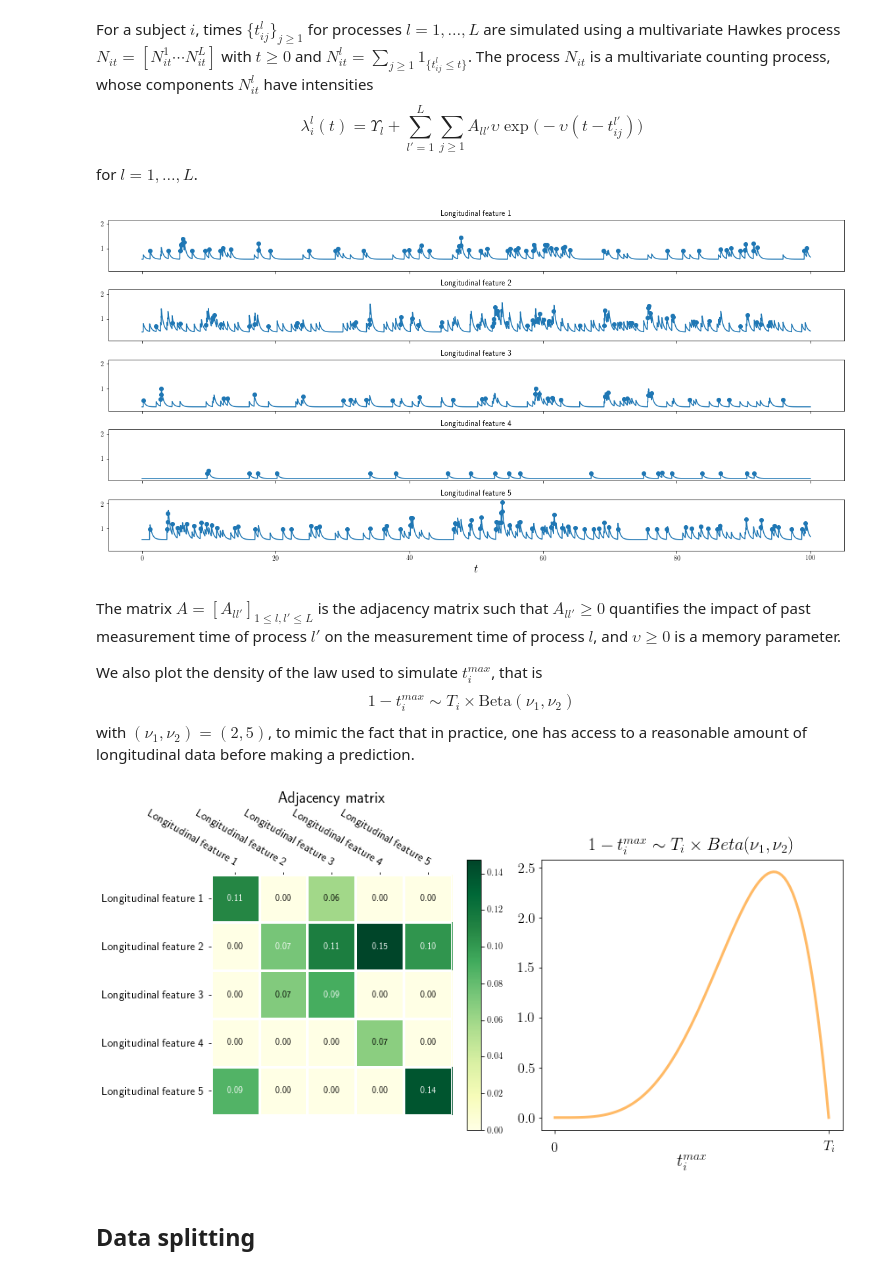
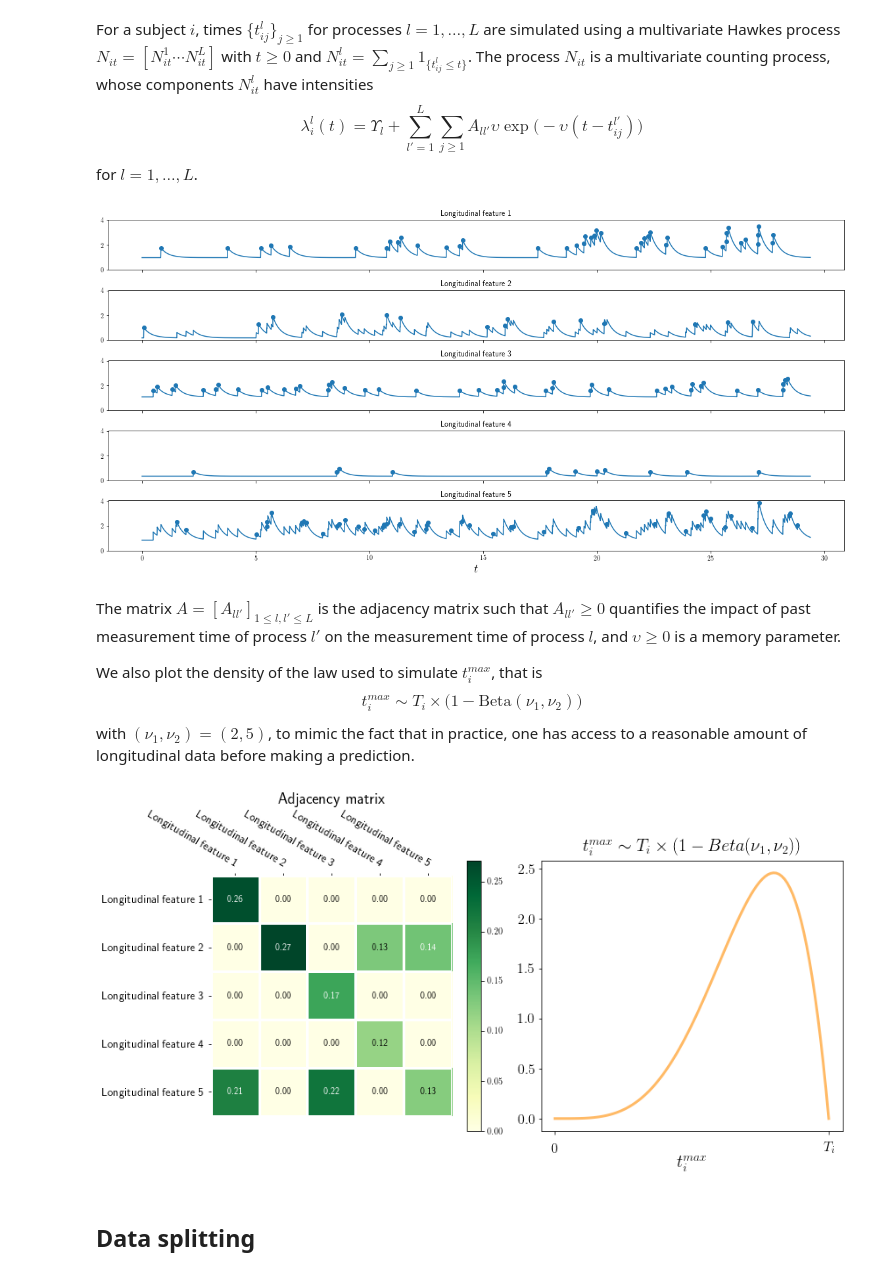
Before and after one commit to Califrais/flash, a Jupyter notebook: Lights tutorial.ipynb, the cells around one changed output. Cells and saved outputs as stored; diff of their text form; code cells hidden in the pictures.

Commit message:
simulation of the longitudinal features ok + notebook update

```diff
--- a/Lights tutorial.ipynb
+++ b/Lights tutorial.ipynb
@@ -48,5 +46,5 @@ $$\begin{align}
 # %%
-xi, betas, gammas = simu.xi, simu.betas, simu.gammas
+xi, betas, gammas = simu.time_indep_coeffs, simu.fixed_effect_coeffs, simu.asso_coeffs
 
 fig = plt.figure(figsize=(8, 4))
 fontsize = 16
@@ -164,0 +165,18 @@ plt.show()
+# %%
+np.random.seed(seed)
+fig = plt.figure(figsize=(16, 8))
+ax0 = plt.subplot(n_long_features,1,1)
+colors, labels = ['b', 'r'], ['Low-risk', 'High-risk']
+for k in [0, 1]:
+    idx = np.random.choice(Y[G == k].index)
+    Y_i = Y.loc[idx, :]
+    label, color = labels[k], colors[k]
+    for l in range(1, n_long_features + 1):
+        Y_il = Y_i["long_feature_%s" % l]
+        ax = plt.subplot(n_long_features,1 ,l , sharex=ax0)
+        Y_il.plot(label=label, color=color, marker='H')
+        ax.set_title("Longitudinal feature %s" % l, fontsize=fontsize+4)
+        plt.xticks(fontsize=fontsize), plt.yticks(fontsize=fontsize)
+        plt.legend(fontsize=fontsize-2)
+fig.tight_layout()
+plt.show()
@@ -170,47 +190,54 @@ $$\lambda_i^l(t) = \Upsilon_{l} + \sum_{l'=1}^L \sum_{j \geq 1} A_{ll'} \upsilon
 for $l=1, \ldots, L$.
 # %%
 hawkes = simu.hawkes
-adjacency = hawkes.adjacency
+hawkes_i = hawkes[idx]
+adjacency = hawkes_i.adjacency
+
+# need to reset hawkes to track intensity
+hawkes_i.reset()
+dt = 0.01
+hawkes_i.track_intensity(dt)
+hawkes_i.simulate()
 
 fig, ax = plt.subplots(n_long_features, 1, figsize=(16, 8), sharex=True, sharey=True)
 long_features_names = ["Longitudinal feature %s" % (l + 1) for l in range(n_long_features)]
-plot_point_process(hawkes, n_points=50000, ax=ax, node_names=long_features_names)
+plot_point_process(hawkes_i, n_points=50000, ax=ax, node_names=long_features_names)
 fig.tight_layout()
 # %% [output]
-[figure, old version]
+[figure, new version]
 # %% [markdown]
 The matrix $A = [A_{ll'}]_{1 \leq l,l' \leq L}$ is the adjacency matrix such that $A_{ll'} \geq 0$ quantifies the impact of past measurement time of process $l'$ on the measurement time of process $l$, and $\upsilon \geq 0$ is a memory parameter.
 
 We also plot the density of the law used to simulate $t_i^{max}$, that is
-$$1 - t_i^{max} \sim T_i \times \text{Beta}(\nu_1, \nu_2)$$
+$$t_i^{max} \sim T_i \times \big(1 - \text{Beta}(\nu_1, \nu_2)\big)$$
 with $(\nu_1, \nu_2) = (2,5)$, to mimic the fact that in practice, one has access to a reasonable amount of longitudinal data before making a prediction.
 # %%
 fig = plt.figure(figsize=(12, 6))
 # Adjacency matrix
 ax = fig.add_subplot(121)
 im, cbar = heatmap(adjacency, long_features_names, long_features_names, ax=ax, cmap="YlGn")
 texts = annotate_heatmap(im)
 plt.title("Adjacency matrix", size=fontsize+2)
 
 # Density of the law for the time up to which one has longitudinal data
 ax = fig.add_subplot(122)
 a, b = 2, 5
 x = np.linspace(beta.ppf(0.0, a, b),
                 beta.ppf(1, a, b), 100)
 ax.plot(x, beta.pdf(1-x, a, b), '-', color='darkorange', lw=3, alpha=0.6)
 labels = ['', r'$0$', r"$T_i$"]
 plt.xlabel(r"$t_i^{max}$", fontsize=fontsize+4)
 plt.xticks(fontsize=fontsize)
 plt.yticks(fontsize=fontsize)
 ax.tick_params(axis='x', pad=10)
-plt.title(r"$1 - t_i^{max} \sim T_i \times Beta(\nu_1, \nu_2)$", size=fontsize+4)
+plt.title(r"$t_i^{max} \sim T_i \times \big(1 - Beta(\nu_1, \nu_2)\big) $", size=fontsize+4)
 plt.locator_params(axis='x', nbins=2)
 ax.set_xticklabels(labels)
 
 fig.tight_layout()
 plt.show()
 # %% [output]
-[figure, old version]
+[figure, new version]
 # %% [markdown]
 ## Data splitting
 # %%
```
Also changed, not shown: parts of 7 cells of this notebook, 4 other files.
